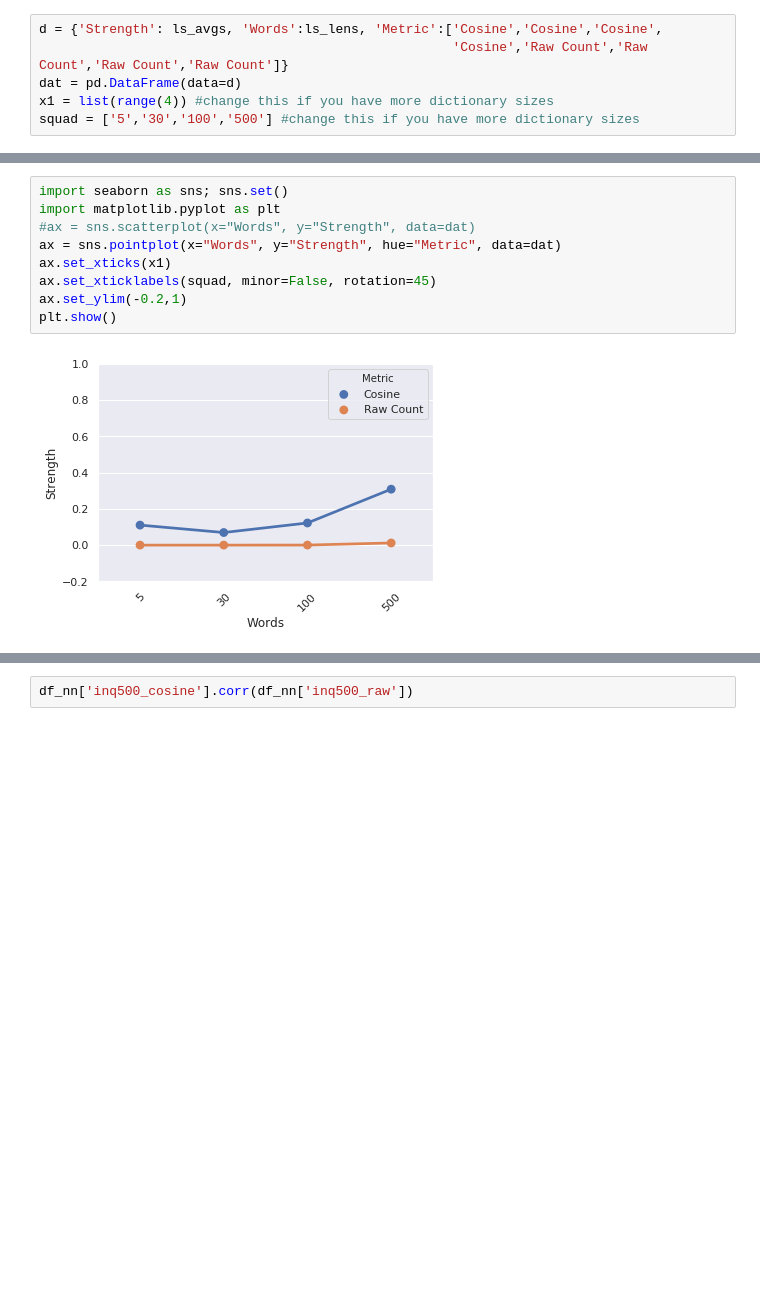
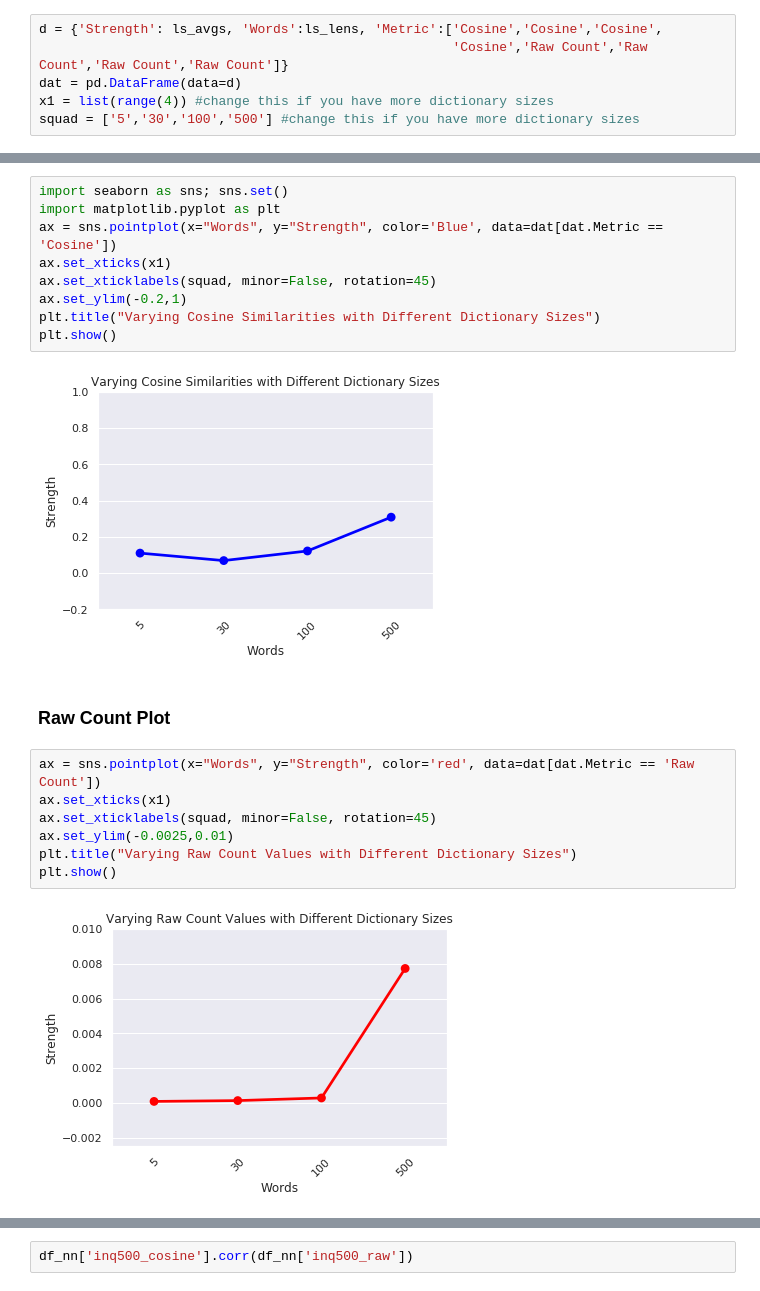
Before and after one commit to comp-strat/text_analysis, a Jupyter notebook: models/correlation_plot.ipynb, the cells around one changed output, grey strips where cells are left out. Drawn from its saved outputs; the diff is of its cells as text; blank space fills up the shorter version.

```diff
--- a/models/correlation_plot.ipynb
+++ b/models/correlation_plot.ipynb
@@ -797,11 +845,22 @@ squad = ['5','30','100','500'] #change this if you have more dictionary sizes
 # %%
 import seaborn as sns; sns.set()
 import matplotlib.pyplot as plt
-#ax = sns.scatterplot(x="Words", y="Strength", data=dat)
-ax = sns.pointplot(x="Words", y="Strength", hue="Metric", data=dat)
+ax = sns.pointplot(x="Words", y="Strength", color='Blue', data=dat[dat.Metric == 'Cosine'])
 ax.set_xticks(x1)
 ax.set_xticklabels(squad, minor=False, rotation=45)
 ax.set_ylim(-0.2,1)
+plt.title("Varying Cosine Similarities with Different Dictionary Sizes")
 plt.show()
 # %% [output]
-[figure, old version]
+[figure, new version]
+# %% [markdown]
+### Raw Count Plot
+# %%
+ax = sns.pointplot(x="Words", y="Strength", color='red', data=dat[dat.Metric == 'Raw Count'])
+ax.set_xticks(x1)
+ax.set_xticklabels(squad, minor=False, rotation=45)
+ax.set_ylim(-0.0025,0.01)
+plt.title("Varying Raw Count Values with Different Dictionary Sizes")
+plt.show()
+# %% [output]
+[figure, added]
```
Also changed, not shown: parts of 39 cells of this notebook.
